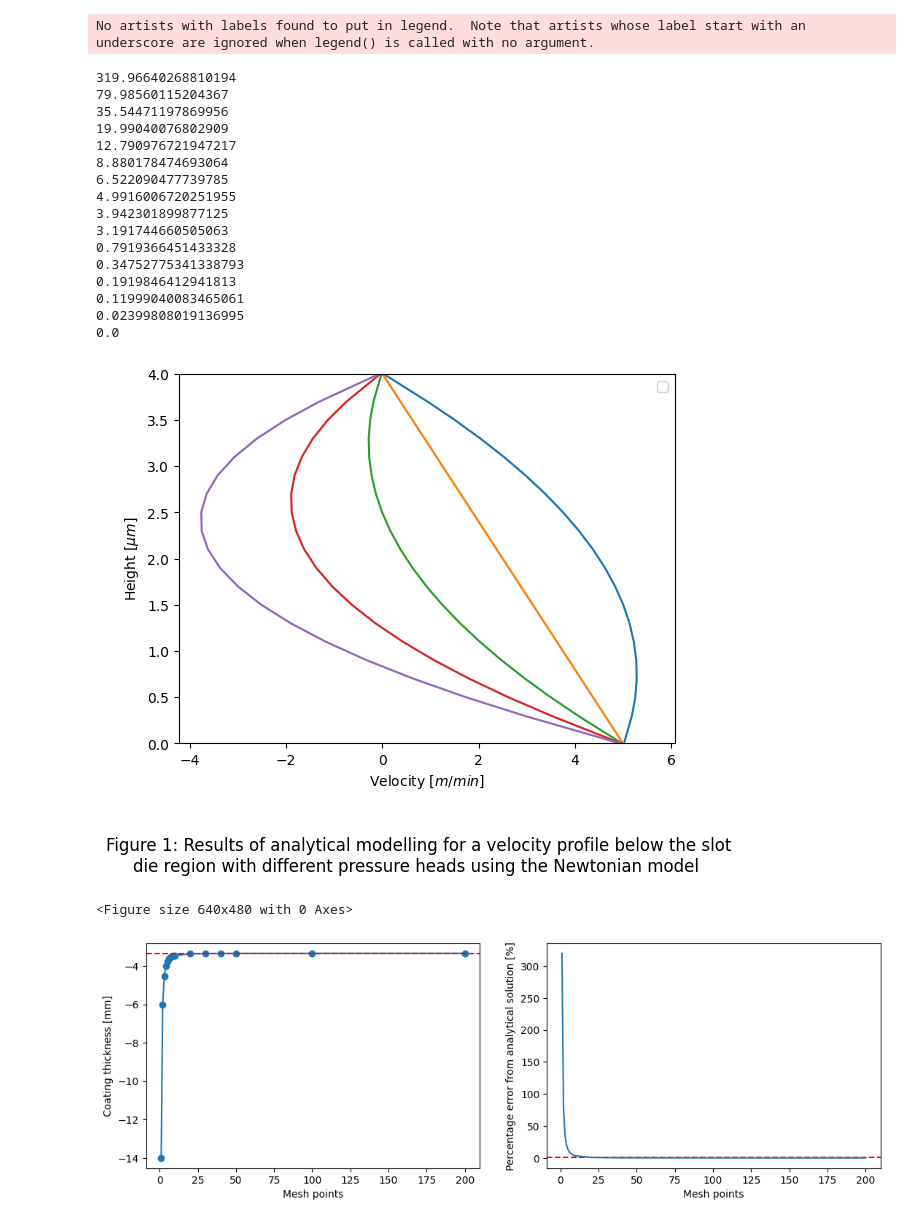
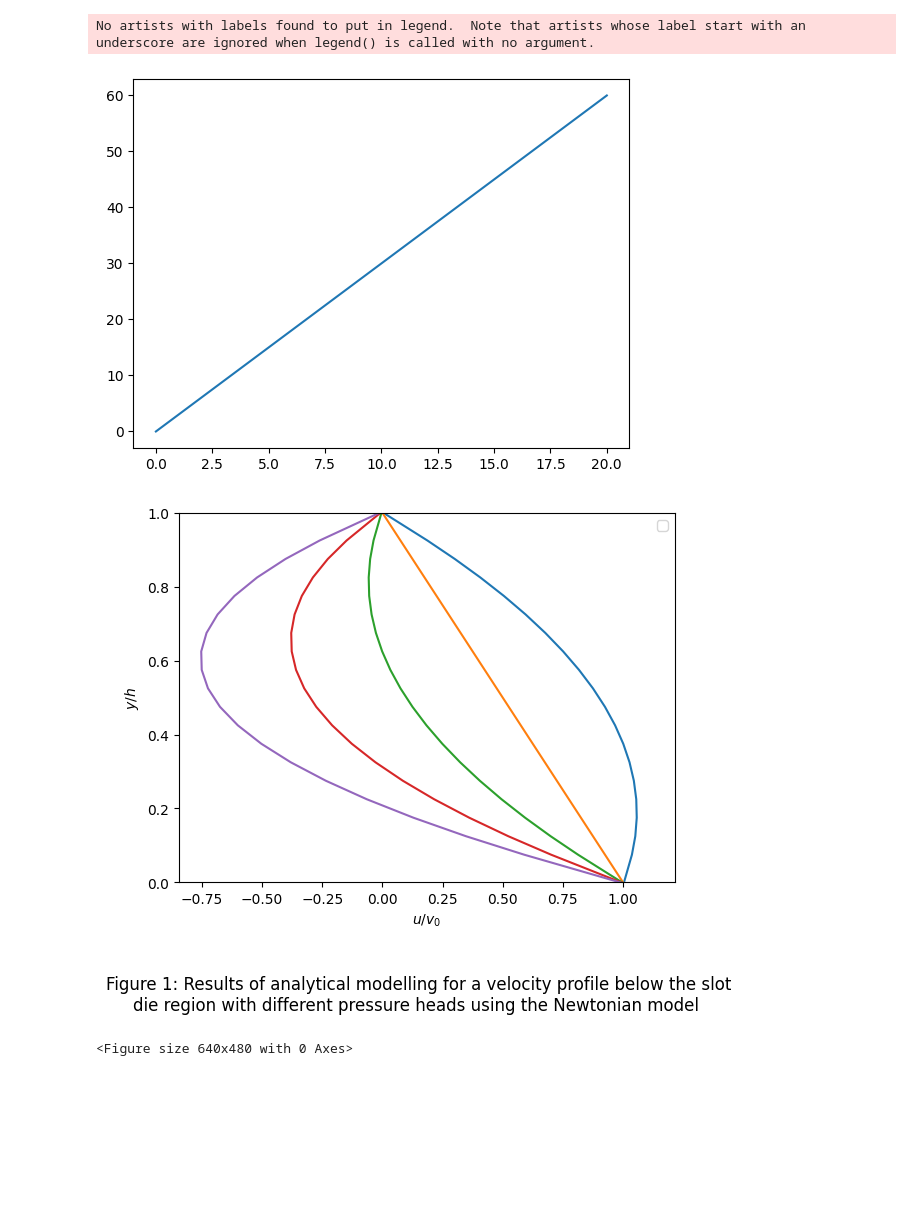
Before and after one commit to FW-Coding/FUSE-Internship-2024, a Jupyter notebook: Clean model.ipynb, the cells around one changed output. Cells and saved outputs as stored; diff of their text form; code cells hidden in the pictures; blank space fills up the shorter version.

```diff
--- a/Clean model.ipynb
+++ b/Clean model.ipynb
@@ -152,39 +163,24 @@ class Newtonian(pybamm.BaseModel):
 # %%
 #Add parameters
 param = pybamm.ParameterValues(
     {
         "Pressure [Pa]": "[input]",
         "Yield stress [Pa]": 2,
         "Exponent parameter [t]": 3,
         "Coating Gap [m]": 4,
         "Coating speed [ms-1]": 5,
         "Newtionian viscosity [Pa]": 3,
+        "Shear strain [s-1]": "[input]",
     }
 )
 
+
 model = Newtonian(param=param)
-model.velocity_profile(normalised=0)
-model.thickness_convergence()
-
-#model.viscosity_profile()
+model.viscosity_profile()
+model.velocity_profile(normalised=1)
+#model.thickness_convergence()
 # %% [output]
 No artists with labels found to put in legend.  Note that artists whose label start with an underscore are ignored when legend() is called with no argument.
+[figure, new version]
+[figure, new version]
-319.96640268810194
-79.98560115204367
-35.54471197869956
-19.99040076802909
-12.790976721947217
-8.880178474693064
-6.522090477739785
-4.9916006720251955
-3.942301899877125
-3.191744660505063
-0.7919366451433328
-0.34752775341338793
-0.1919846412941813
-0.11999040083465061
-0.02399808019136995
-0.0
+<Figure size 640x480 with 0 Axes>
-[figure, old version]
-<Figure size 640x480 with 0 Axes>
-[figure, old version]
```
Also changed, not shown: parts of 4 cells of this notebook, 1 other file.
